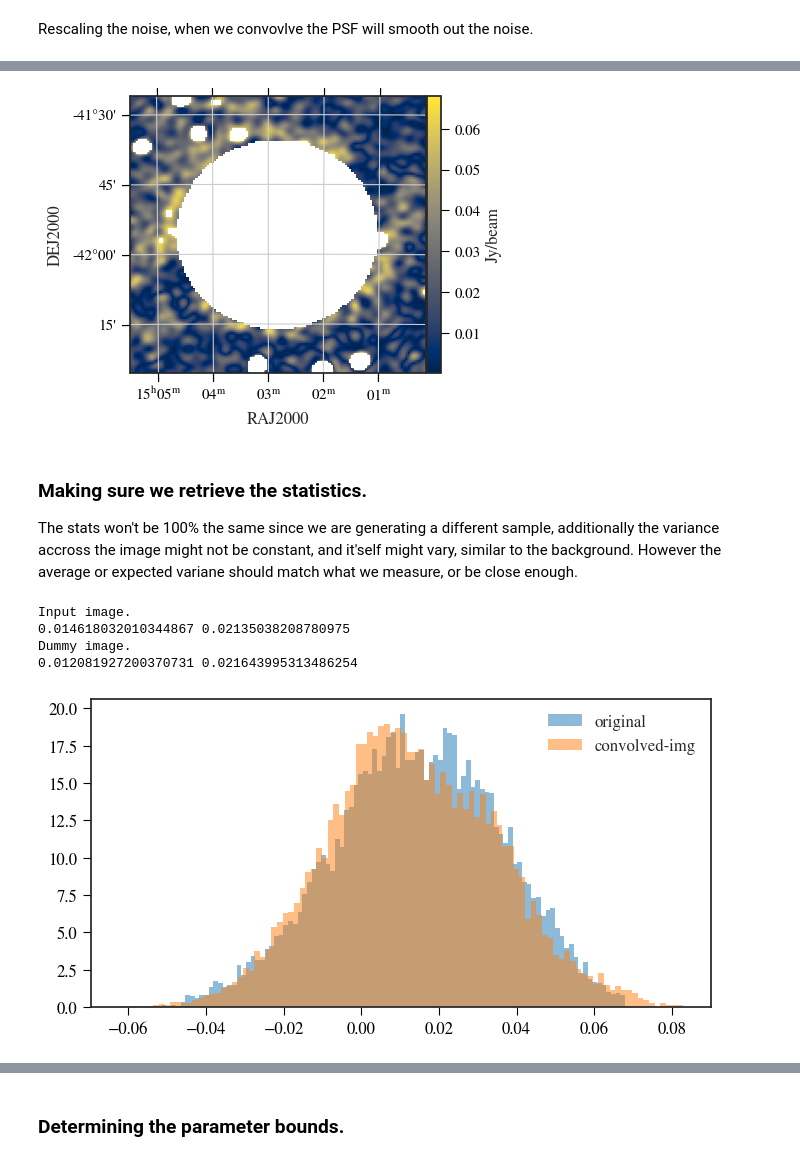
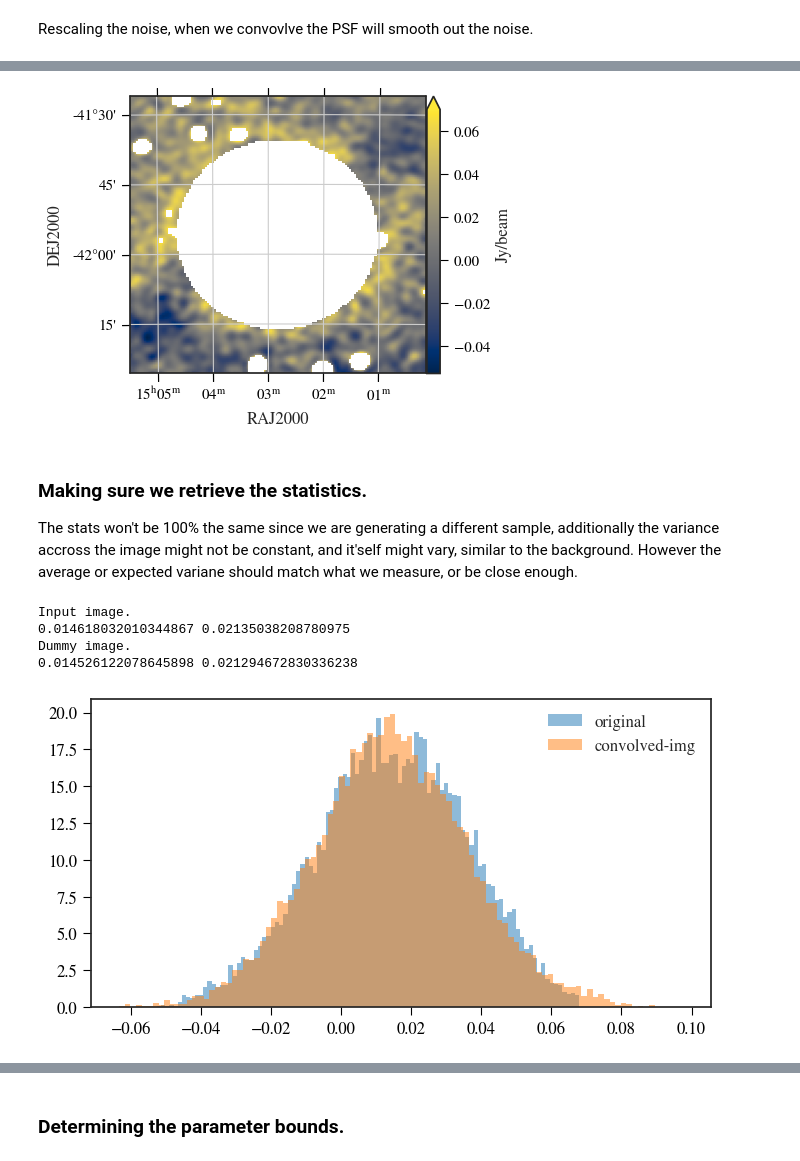
Before and after one commit to JaidenCook/SNRfit, a Jupyter notebook: workbooks/Fitting-validation.ipynb, the cells around one changed output, grey strips where cells are left out. Drawn from its saved outputs; the diff is of its cells as text; code cells hidden in the pictures.

```diff
--- a/workbooks/Fitting-validation.ipynb
+++ b/workbooks/Fitting-validation.ipynb
@@ -225,7 +280,7 @@ snrfit.astro_plot_2D(img_dummy_nu, w, figsize=(7.5,6),scale=0.6)#,vmax=0.07)
 # %%
-snrfit.astro_plot_2D(img_nu, w, figsize=(7.5,6),scale=0.6)#,vmax=0.07)
+snrfit.astro_plot_2D(img_nu, w, figsize=(7.5,6),scale=0.6,vmax=0.07)
 # %% [output]
-[figure, old version]
+[figure, new version]
 # %% [markdown]
 ### Making sure we retrieve the statistics.
 
@@ -242,8 +297,10 @@ axs.hist(img_nu.flatten(),bins = 100,density=True,alpha=0.5,
         label='original')
 #plt.show()
 
-axs.hist(img_dummy_nu.flatten(),bins = 100,density=True,alpha=0.5,
+axs.hist(img_dummy_nu[:,:,10].flatten(),bins = 100,density=True,alpha=0.5,
         label='convolved-img')
+#axs.hist(img_dummy_nu.flatten(),bins = 100,density=True,alpha=0.5,
+#        label='convolved-img')
 
 
 plt.legend()
@@ -252,5 +309,5 @@ plt.show()
 Input image.
 0.014618032010344867 0.02135038208780975
 Dummy image.
-0.012081927200370731 0.021643995313486254
+0.014526122078645898 0.021294672830336238
-[figure, old version]
+[figure, new version]
```
Also changed, not shown: parts of 14 cells of this notebook, 1 other file.
